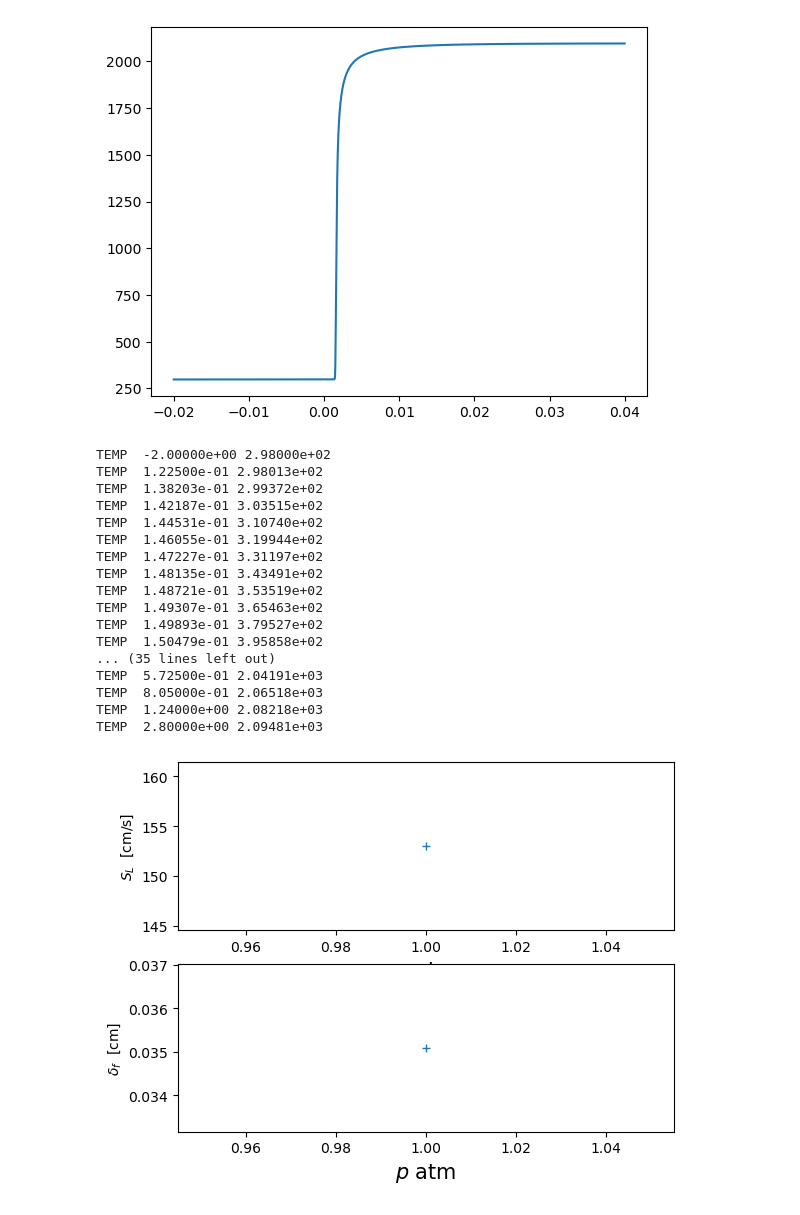
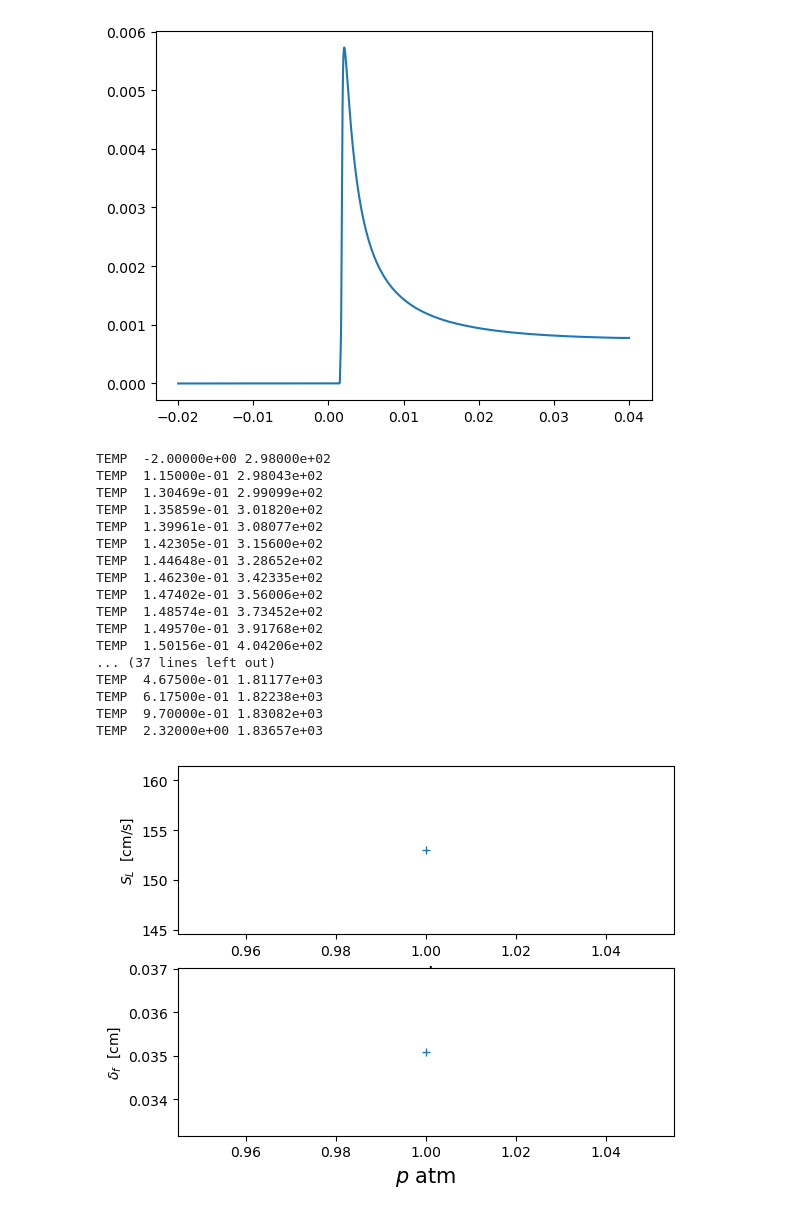
Before and after one commit to Florian808/Inward-flame-post-process, a Jupyter notebook: Local/lamFlame_new_H2_CDR_pres.ipynb, the cells around one changed output. Saved outputs shown, nothing was run; the diff lists cells and outputs as text; code cells hidden in the pictures.

```diff
--- a/Local/lamFlame_new_H2_CDR_pres.ipynb
+++ b/Local/lamFlame_new_H2_CDR_pres.ipynb
@@ -354,7 +354,7 @@ initial_grid = np.linspace(0.0, L, 51)
 fuel = 'H2'
 mixture = 'H2:1.0, H2O:0.0, N2:0.0'
 
-phi = 0.75
+phi = 0.10
 T0  = 298.0   # [K]
 
 #pres_list = np.arange(1.0, 20.0, 1)
@@ -568,29 +585,29 @@ plt.show()
 # %%
 #plt.plot(flame.flame.grid,flame.Y[0,:]); plt.show()
-plt.plot(flame.grid-0.02,flame.T); plt.show()
+plt.plot(flame.grid-0.02,flame.Y[5]); plt.show()
 for i in range(np.shape(flame.T)[0]):
     if (i%20==0):
         #print("%.5e %.5e %.5e %.5e %.5e %.5e %.5e %.5e %.5e %.5e %.5e" % (100*.flame.grid[i], flame.T[i], flame.Y[0,i], flame.Y[1,i], flame.Y[2,i], flame.Y[3,i], flame.Y[4,i], flame.Y[5,i], flame.Y[6,i], flame.Y[7,i], flame.Y[8,i]) )
         print("TEMP  %.5e %.5e" % (100*flame.grid[i]- 2, flame.T[i]))  # shifted profile
 # %% [output]
-[figure, old version]
+[figure, new version]
 TEMP  -2.00000e+00 2.98000e+02
-TEMP  1.22500e-01 2.98013e+02
-TEMP  1.38203e-01 2.99372e+02
-TEMP  1.42187e-01 3.03515e+02
-TEMP  1.44531e-01 3.10740e+02
-TEMP  1.46055e-01 3.19944e+02
-TEMP  1.47227e-01 3.31197e+02
-TEMP  1.48135e-01 3.43491e+02
-TEMP  1.48721e-01 3.53519e+02
-TEMP  1.49307e-01 3.65463e+02
-TEMP  1.49893e-01 3.79527e+02
-TEMP  1.50479e-01 3.95858e+02
-... (35 lines left out)
-TEMP  5.72500e-01 2.04191e+03
-TEMP  8.05000e-01 2.06518e+03
-TEMP  1.24000e+00 2.08218e+03
-TEMP  2.80000e+00 2.09481e+03
+TEMP  1.15000e-01 2.98043e+02
+TEMP  1.30469e-01 2.99099e+02
+TEMP  1.35859e-01 3.01820e+02
+TEMP  1.39961e-01 3.08077e+02
+TEMP  1.42305e-01 3.15600e+02
+TEMP  1.44648e-01 3.28652e+02
+TEMP  1.46230e-01 3.42335e+02
+TEMP  1.47402e-01 3.56006e+02
+TEMP  1.48574e-01 3.73452e+02
+TEMP  1.49570e-01 3.91768e+02
+TEMP  1.50156e-01 4.04206e+02
+... (37 lines left out)
+TEMP  4.67500e-01 1.81177e+03
+TEMP  6.17500e-01 1.82238e+03
+TEMP  9.70000e-01 1.83082e+03
+TEMP  2.32000e+00 1.83657e+03
 # %%
 # Plot results
 plt.subplot(2,1,1)
```
Also changed, not shown: parts of 11 cells of this notebook, 6 other files.
